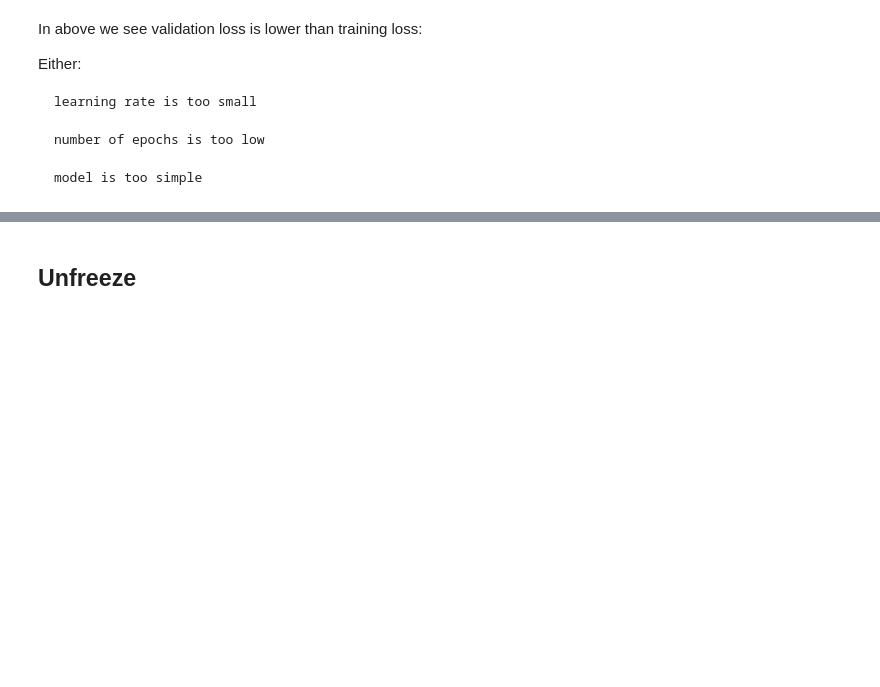
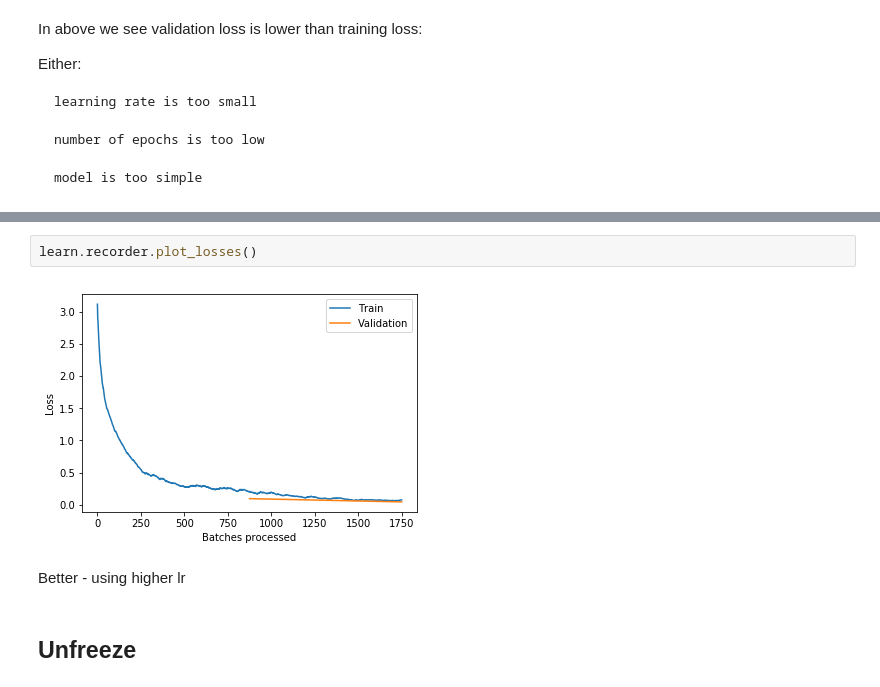
Before and after one commit to adriangrepo/fastai_v3_experiments, a Jupyter notebook: nbs/fit_one_cycle.ipynb, the cells around one changed output, grey strips where cells are left out. Saved outputs shown, nothing was run; the diff lists cells and outputs as text; blank space fills up the shorter version.

```diff
--- a/nbs/fit_one_cycle.ipynb
+++ b/nbs/fit_one_cycle.ipynb
@@ -163,3 +196,9 @@ Either:
+# %%
+learn.recorder.plot_losses()
+# %% [output]
+[figure, added]
+# %% [markdown]
+Better - using higher lr
 # %% [markdown]
 ## Unfreeze
 # %% [markdown]
```
Also changed, not shown: parts of 18 cells of this notebook, 1 other file.
